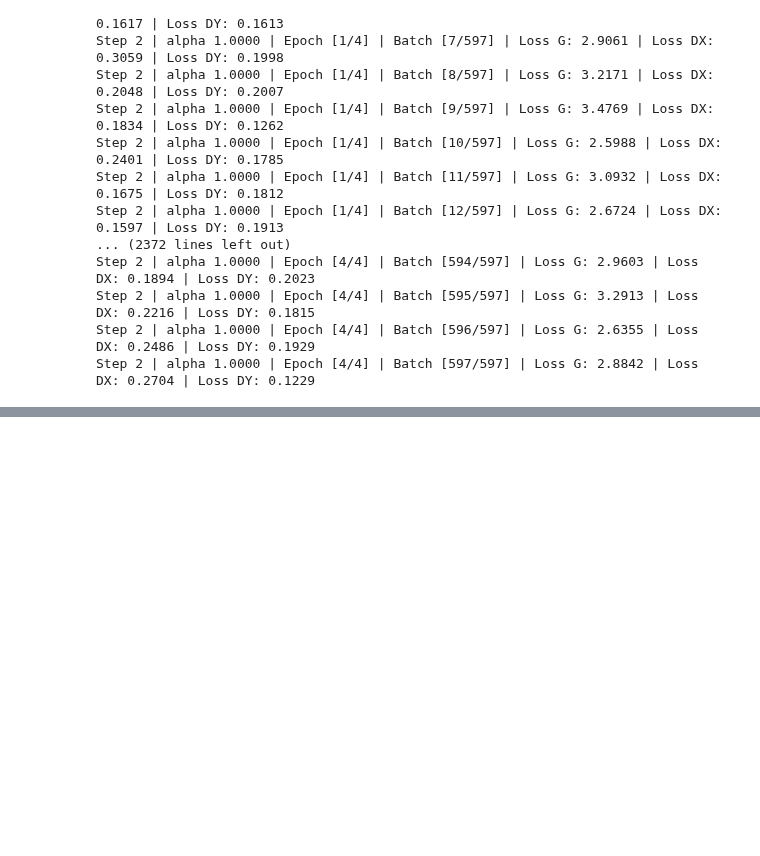
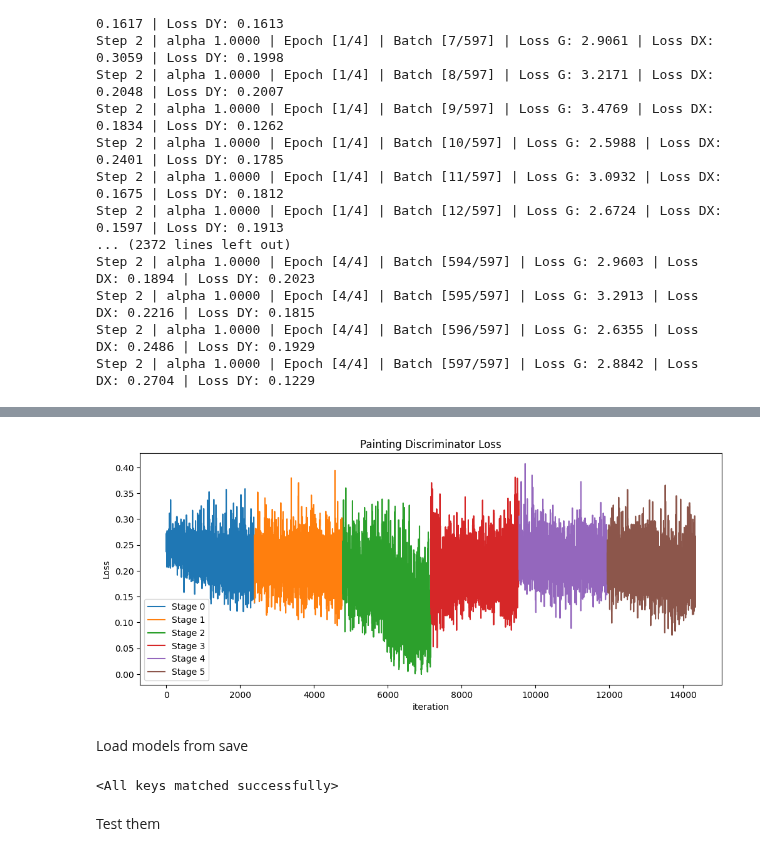
Before and after one commit to elliekkim/monet-gan, a Jupyter notebook: cycle_prog_gan_lsun.ipynb, the cells around one changed output, grey strips where cells are left out. Saved outputs shown, nothing was run; the diff lists cells and outputs as text; code cells hidden in the pictures; blank space fills up the shorter version.

```diff
--- a/cycle_prog_gan_lsun.ipynb
+++ b/cycle_prog_gan_lsun.ipynb
@@ -731,3 +775,43 @@ Step 2 | alpha 1.0000 | Epoch [4/4] | Batch [597/597] | Loss G: 2.8842 | Loss DX
+# %%
+import json
+
+with open("loss_dy.txt") as f:
+    loss_dy = json.load(f)
+    iteration = [i for i in range(len(loss_dy))]
+
+iter_per_stage = 4 * len(monet_loader)
+
+for stage in range(6):
+    start = iter_per_stage * stage
+    end = start + iter_per_stage
+    plt.plot(iteration[start:end], loss_dy[start:end], label=f"Stage {stage}")
+
+plt.title(f"Painting Discriminator Loss")
+plt.legend()
+plt.ylabel("Loss")
+plt.xlabel("iteration")
+plt.gcf().set_figwidth(12)
+# %% [output]
+[figure, added]
+# %% [markdown]
+Load models from save
+# %%
+device = torch.device("cuda" if torch.cuda.is_available() else "cpu")
+
+# Initialize models
+generator_g = ProgGenerator(step=2, alpha=1).to(device)  # original img -> monet
+generator_g.load_state_dict(torch.load("progressive_generator_g_step2.pth", weights_only=True))
+generator_f = ProgGenerator(step=2, alpha=1).to(device)  # monet -> real img
+generator_f.load_state_dict(torch.load("progressive_generator_f_step2.pth", weights_only=True))
+
+discriminator_x = ProgDiscriminator(step=2, alpha=1).to(device)  # For real
+discriminator_x.load_state_dict(torch.load("progressive_discriminator_x_step2.pth", weights_only=True))
+discriminator_y = ProgDiscriminator(step=2, alpha=1).to(device)  # For Monet
+discriminator_y.load_state_dict(torch.load("progressive_discriminator_y_step2.pth", weights_only=True))
+# %% [output]
+<All keys matched successfully>
+# %% [markdown]
+Test them
 # %%
 # now let's test our cyclegan after training to see if it actually works:
 
```
Also changed, not shown: parts of 6 cells of this notebook.
